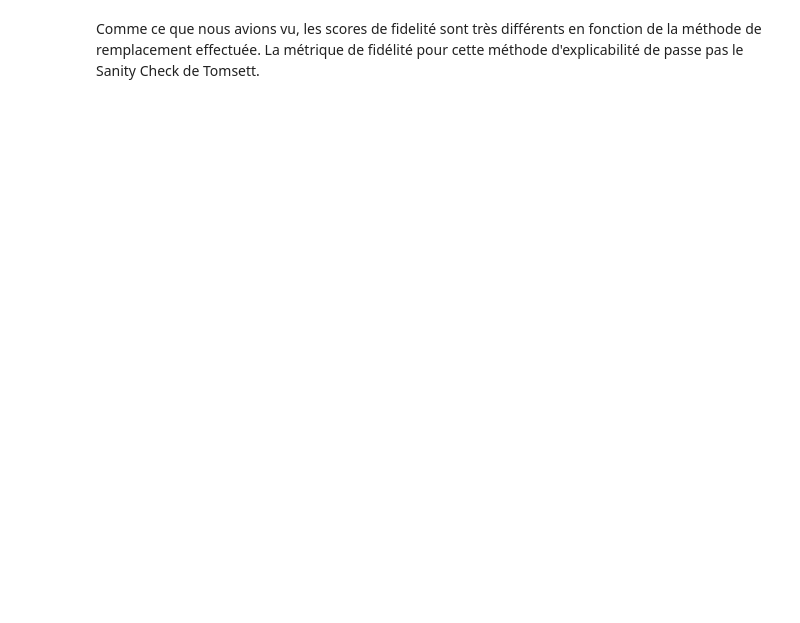
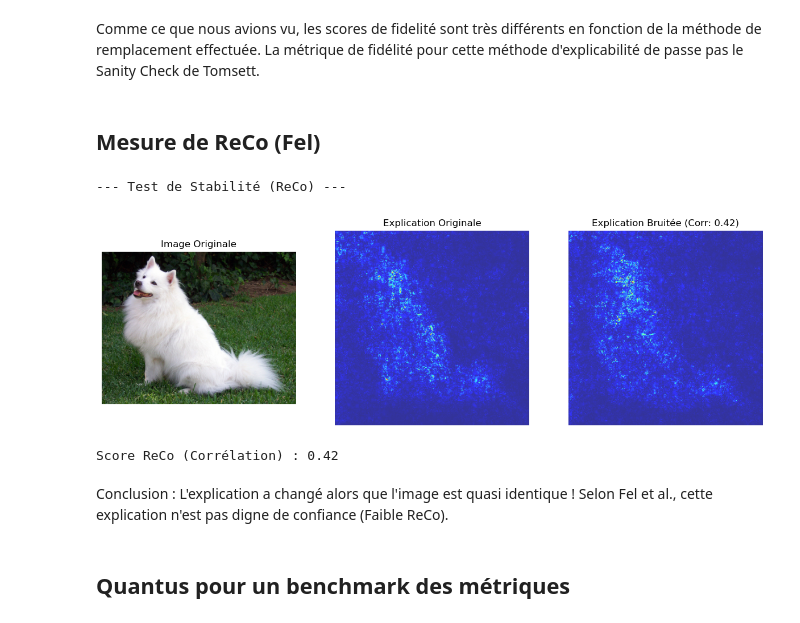
Before and after one commit to sourdevalthibault/quality_XAI, a Jupyter notebook: course_demonstrations.ipynb, the cells around one changed output. Drawn from its saved outputs; the diff is of its cells as text; code cells hidden in the pictures; blank space fills up the shorter version.

Commit message:
version finale

```diff
--- a/course_demonstrations.ipynb
+++ b/course_demonstrations.ipynb
@@ -146,2 +159,36 @@ Score de Fidélité (Baseline Moyenne): 0.3280
 # %% [markdown]
 Comme ce que nous avions vu, les scores de fidelité sont très différents en fonction de la méthode de remplacement effectuée. La métrique de fidélité pour cette méthode d'explicabilité de passe pas le Sanity Check de Tomsett.
+# %% [markdown]
+## Mesure de ReCo (Fel)
+# %%
+print("\n--- Test de Stabilité (ReCo) ---")
+
+# 1. Créer une version légèrement bruitée de l'image
+noise = torch.randn_like(input_tensor) * 0.1 # Bruit faible
+input_noisy = input_tensor + noise
+
+# 2. Générer l'explication sur l'image normale et l'image bruitée
+# On utilise Saliency (Gradient) car c'est souvent instable
+attr_normal = saliency.attribute(input_tensor, target=pred_label_idx)
+attr_noisy = saliency.attribute(input_noisy, target=pred_label_idx)
+
+# 3. Convertir en numpy pour comparaison
+map_normal = np.transpose(attr_normal.squeeze().detach().numpy(), (1, 2, 0)).sum(axis=2)
+map_noisy = np.transpose(attr_noisy.squeeze().detach().numpy(), (1, 2, 0)).sum(axis=2)
+
+# 4. Calculer la corrélation (Similitude)
+# On aplatit les cartes en vecteurs 1D pour calculer la corrélation de Pearson/Spearman
+corr = np.corrcoef(map_normal.flatten(), map_noisy.flatten())[0, 1]
+
+# 5. Affichage
+viz_maps(img, map_normal, "Explication Originale", map_noisy, f"Explication Bruitée (Corr: {corr:.2f})")
+
+print(f"Score ReCo (Corrélation) : {corr:.2f}")
+# %% [output]
+--- Test de Stabilité (ReCo) ---
+[figure, added]
+Score ReCo (Corrélation) : 0.42
+# %% [markdown]
+Conclusion : L'explication a changé alors que l'image est quasi identique ! Selon Fel et al., cette explication n'est pas digne de confiance (Faible ReCo).
+# %% [markdown]
+## Quantus pour un benchmark des métriques
```
Also changed, not shown: parts of 10 cells of this notebook.
